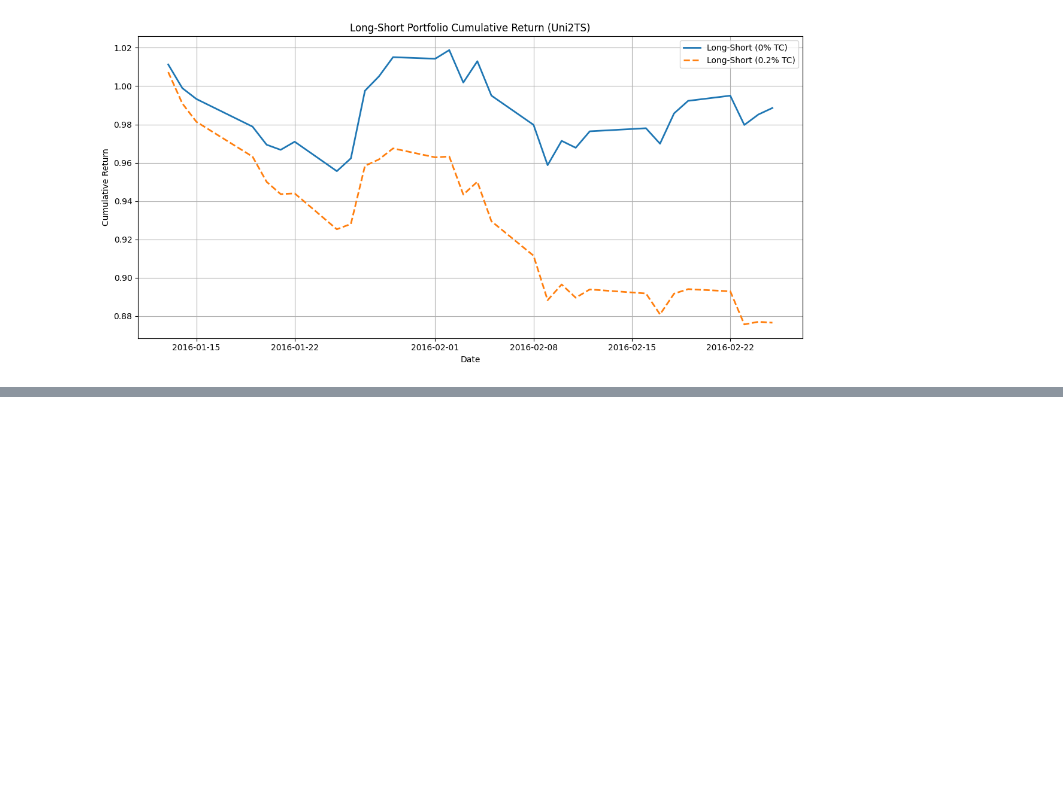
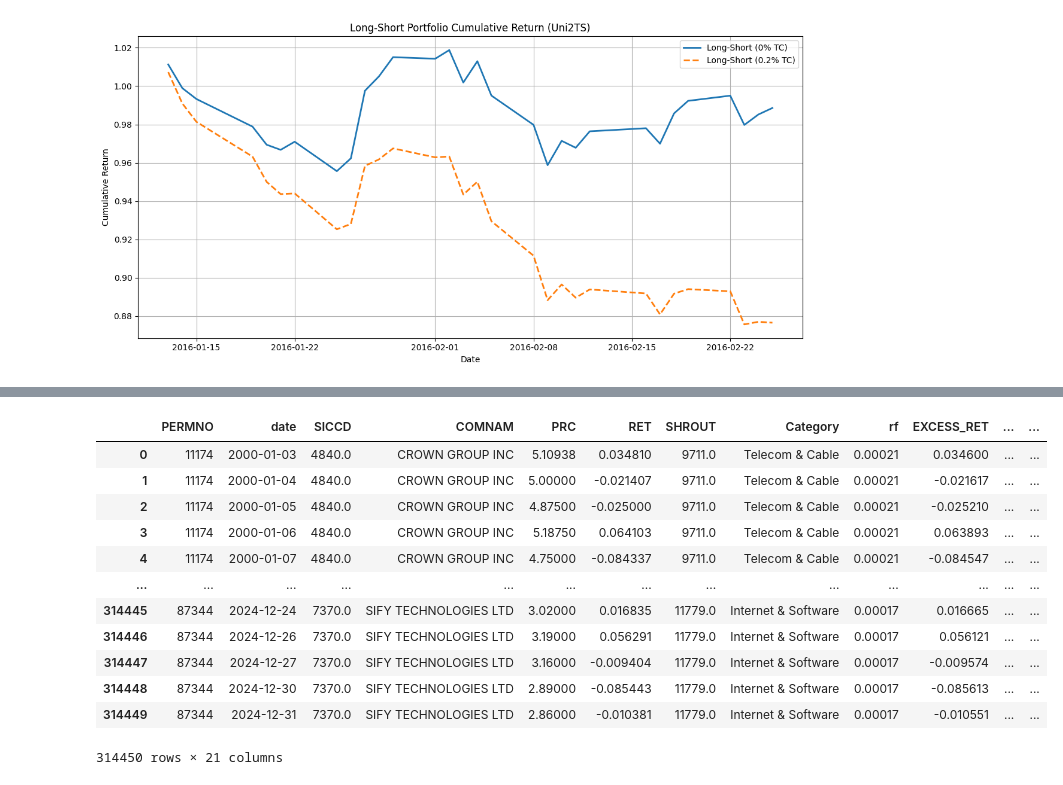
Before and after one commit to fazlur97/StockForecasting_TSFM, a Jupyter notebook: uni2ts.ipynb, the cells around one changed output, grey strips where cells are left out. Cells and saved outputs as stored; diff of their text form; code cells hidden in the pictures; blank space fills up the shorter version.

```diff
--- a/uni2ts.ipynb
+++ b/uni2ts.ipynb
@@ -663,0 +890,16 @@ plt.show()
+# %%
+display(main_df)
+# %% [output]
+|  | PERMNO | date | SICCD | COMNAM | PRC | RET | SHROUT | Category | rf | EXCESS_RET | ... | ... |
+| 0 | 11174 | 2000-01-03 | 4840.0 | CROWN GROUP INC | 5.10938 | 0.034810 | 9711.0 | Telecom & Cable | 0.00021 | 0.034600 | ... | ... |
+| 1 | 11174 | 2000-01-04 | 4840.0 | CROWN GROUP INC | 5.00000 | -0.021407 | 9711.0 | Telecom & Cable | 0.00021 | -0.021617 | ... | ... |
+| 2 | 11174 | 2000-01-05 | 4840.0 | CROWN GROUP INC | 4.87500 | -0.025000 | 9711.0 | Telecom & Cable | 0.00021 | -0.025210 | ... | ... |
+| 3 | 11174 | 2000-01-06 | 4840.0 | CROWN GROUP INC | 5.18750 | 0.064103 | 9711.0 | Telecom & Cable | 0.00021 | 0.063893 | ... | ... |
+| 4 | 11174 | 2000-01-07 | 4840.0 | CROWN GROUP INC | 4.75000 | -0.084337 | 9711.0 | Telecom & Cable | 0.00021 | -0.084547 | ... | ... |
+| ... | ... | ... | ... | ... | ... | ... | ... | ... | ... | ... | ... | ... |
+| 314445 | 87344 | 2024-12-24 | 7370.0 | SIFY TECHNOLOGIES LTD | 3.02000 | 0.016835 | 11779.0 | Internet & Software | 0.00017 | 0.016665 | ... | ... |
+| 314446 | 87344 | 2024-12-26 | 7370.0 | SIFY TECHNOLOGIES LTD | 3.19000 | 0.056291 | 11779.0 | Internet & Software | 0.00017 | 0.056121 | ... | ... |
+| 314447 | 87344 | 2024-12-27 | 7370.0 | SIFY TECHNOLOGIES LTD | 3.16000 | -0.009404 | 11779.0 | Internet & Software | 0.00017 | -0.009574 | ... | ... |
+| 314448 | 87344 | 2024-12-30 | 7370.0 | SIFY TECHNOLOGIES LTD | 2.89000 | -0.085443 | 11779.0 | Internet & Software | 0.00017 | -0.085613 | ... | ... |
+| 314449 | 87344 | 2024-12-31 | 7370.0 | SIFY TECHNOLOGIES LTD | 2.86000 | -0.010381 | 11779.0 | Internet & Software | 0.00017 | -0.010551 | ... | ... |
+314450 rows × 21 columns
```
Also changed, not shown: parts of 6 cells of this notebook, 50 other files.
